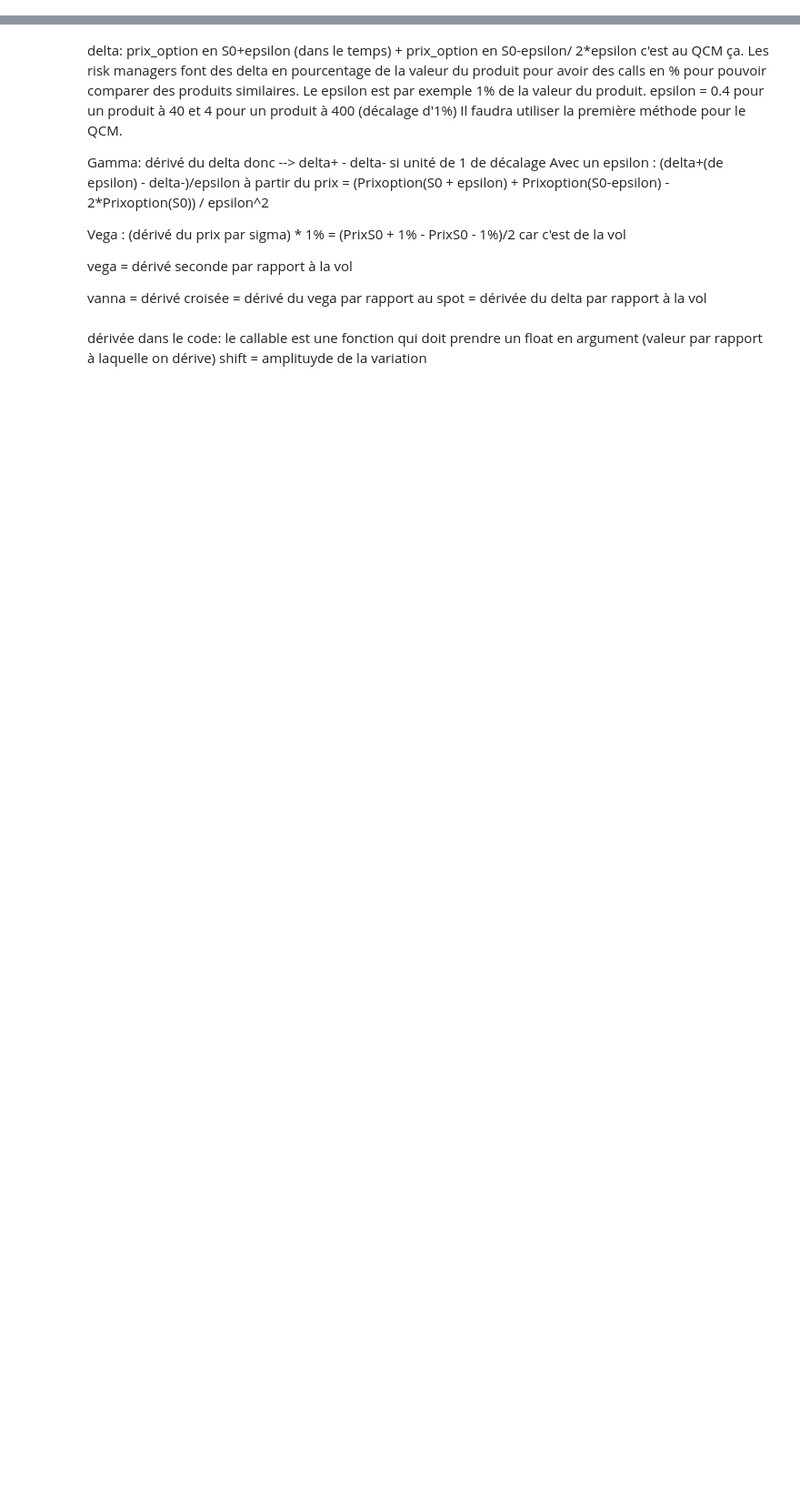
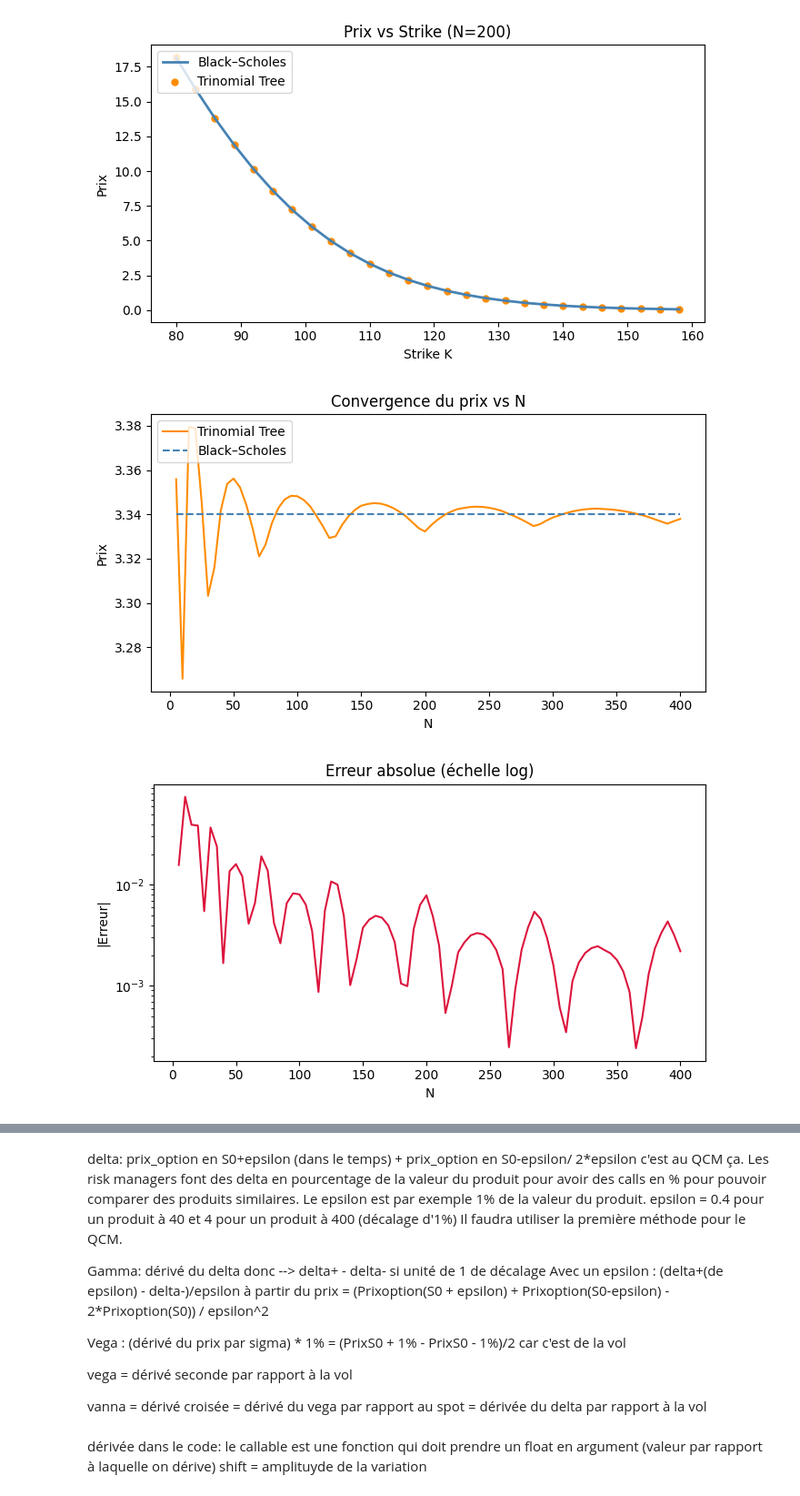
Before and after one commit to yvesmarix/TRINOMIAL-TREE-PRICING, a Jupyter notebook: src/pricing/dev_file.ipynb, the cells around one changed output, grey strips where cells are left out. Shown at 91% size. Saved outputs shown, nothing was run; the diff lists cells and outputs as text; code cells hidden in the pictures; blank space fills up the shorter version.

```diff
--- a/src/pricing/dev_file.ipynb
+++ b/src/pricing/dev_file.ipynb
@@ -52,0 +29,7 @@ Black-Scholes Price: 3.3402
+# %%
+bs_convergence_by_strike(market, option, strikes=range(80, 161, 3), n_steps=200)
+bs_convergence_by_step(market, option, max_n=400, step=5)
+# %% [output]
+[figure, added]
+[figure, added]
+[figure, added]
```
Also changed, not shown: parts of 14 cells of this notebook, 4 other files.
